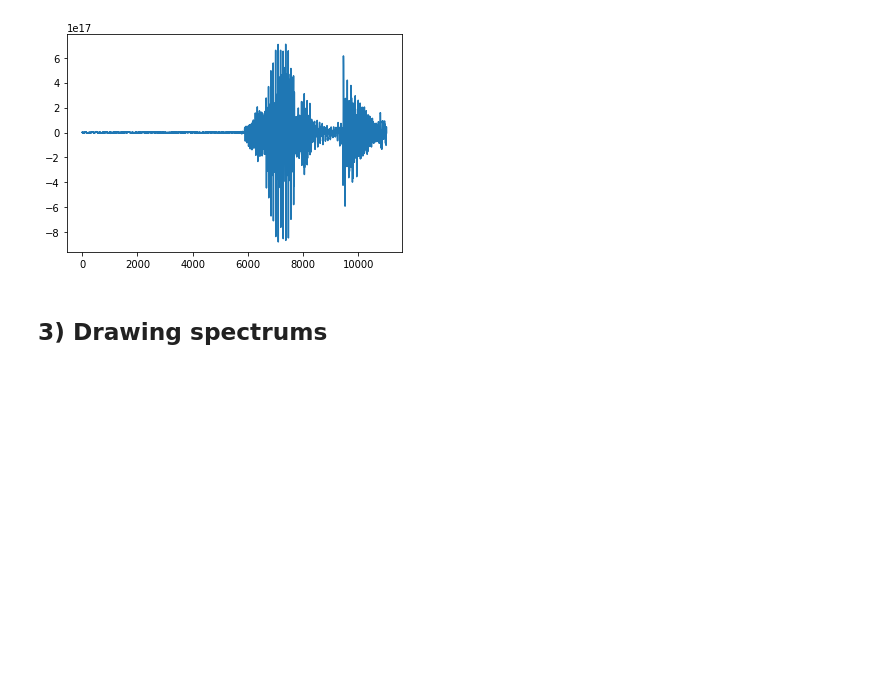
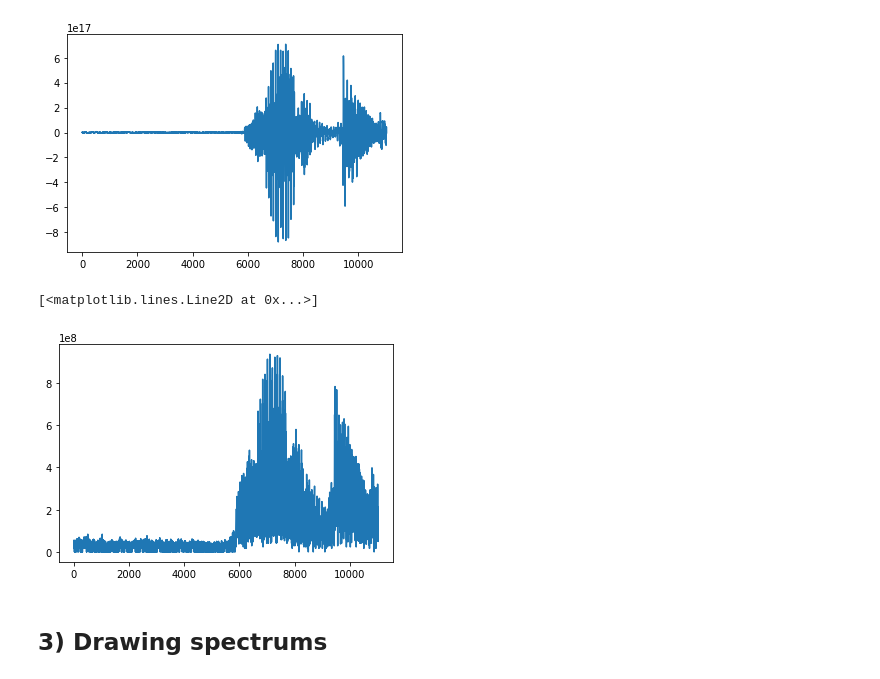
Before and after one commit to goznalo-git/AudioWaves, a Jupyter notebook: AudioWaves.ipynb, the cells around one changed output. Saved outputs shown, nothing was run; the diff lists cells and outputs as text; code cells hidden in the pictures; blank space fills up the shorter version.

```diff
--- a/AudioWaves.ipynb
+++ b/AudioWaves.ipynb
@@ -82,6 +107,12 @@ plt.plot(sound_info[0:onesec_info * 1]) # first second
 # %% [output]
 [<matplotlib.lines.Line2D at 0x...>]
 [figure]
+# %%
+#plt.plot(np.abs(sound_info[0:onesec_info * 1])) # absolute value
+plt.plot(np.sqrt(np.abs(sound_info[0:onesec_info * 1]))) # sqrt of the absolute value
+# %% [output]
+[<matplotlib.lines.Line2D at 0x...>]
+[figure, added]
 # %% [markdown]
 ## 3) Drawing spectrums
 # %%
```
Also changed, not shown: parts of 7 cells of this notebook, 2 other files.
